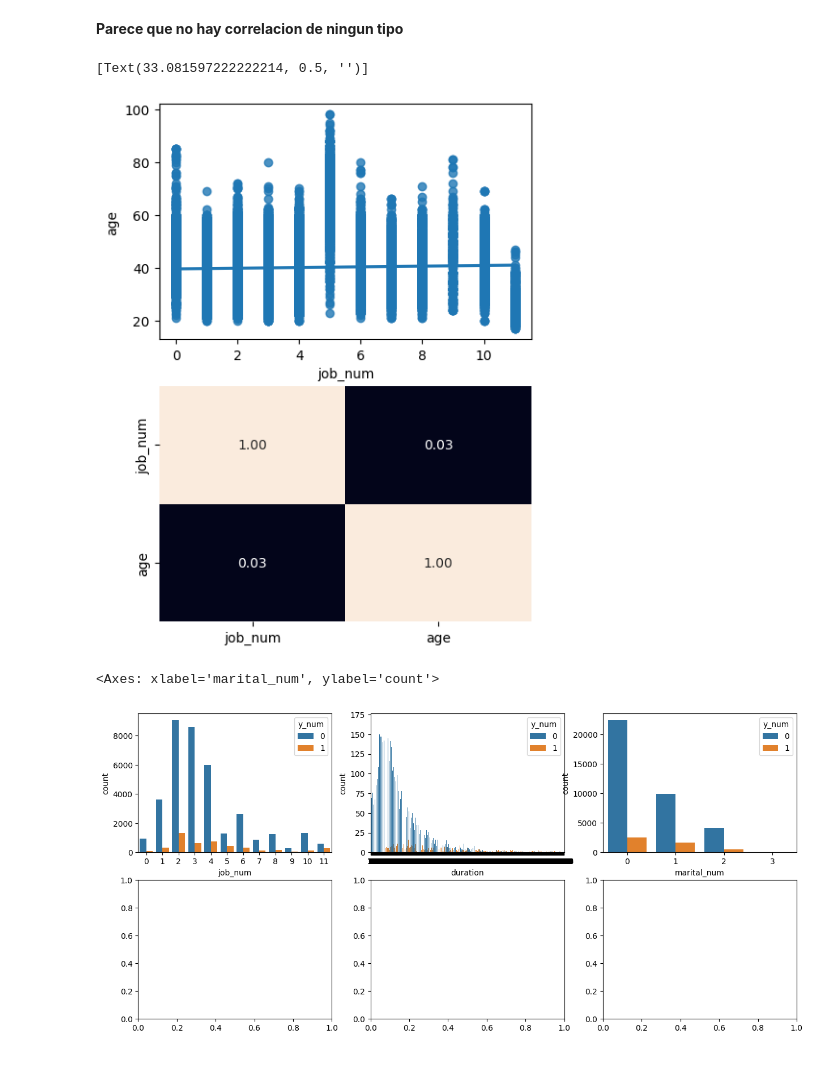
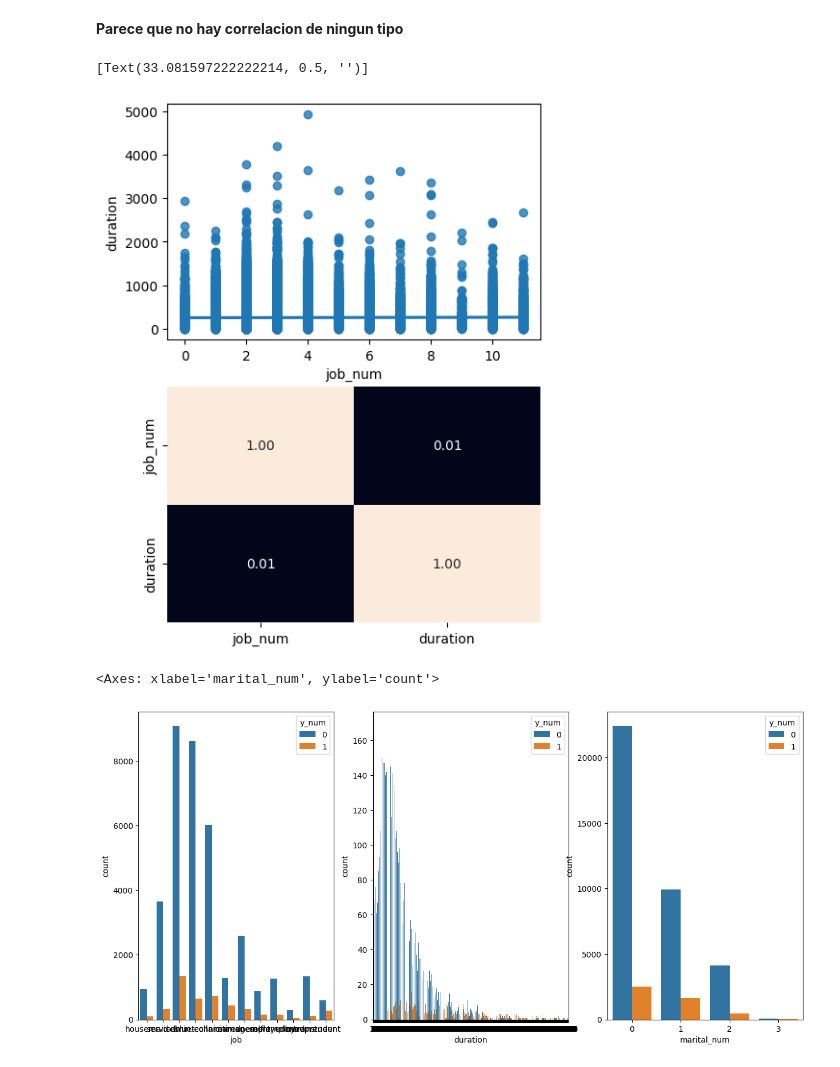
Before and after one commit to Yakondra/machine-learning-python-template, a Jupyter notebook: src/explore.ipynb, the cells around one changed output. Cells and saved outputs as stored; diff of their text form; code cells hidden in the pictures.

Commit message:
lun 20 bank data sin terminar

```diff
--- a/src/explore.ipynb
+++ b/src/explore.ipynb
@@ -189,28 +189,17 @@ sns.heatmap(filt_data[['y_num', 'job_num']].corr(), annot= True, fmt= '.2f', ax=
 # %%
 fig, axis = plt.subplots (2, 1, figsize = (5, 7))
 
-sns.regplot(ax = axis [0], data = filt_data, x = 'job_num', y = 'age')
-sns.heatmap(filt_data[['job_num', 'age']].corr(), annot= True, fmt = '.2f', ax= axis [1], cbar= False).set(ylabel = None)
+sns.regplot(ax = axis [0], data = filt_data, x = 'job_num', y = 'duration')
+sns.heatmap(filt_data[['job_num', 'duration']].corr(), annot= True, fmt = '.2f', ax= axis [1], cbar= False).set(ylabel = None)
 # %% [output]
 [Text(33.081597222222214, 0.5, '')]
-[figure, old version]
+[figure, new version]
 # %%
-fig, axis = plt.subplots(2, 3, figsize = (15, 7))
+fig, axis = plt.subplots(1, 3, figsize = (15, 7))
 
-sns.countplot(ax = axis[0, 0], data = filt_data, x= 'job_num', hue= 'y_num')
-sns.countplot(ax = axis [0, 1], data = filt_data, x = 'duration', hue = 'y_num')
-sns.countplot(ax = axis [0, 2], data = filt_data, x = 'marital_num', hue= 'y_num')
-
-# sns.countplot(ax = axis[0, 0], data = total_data, x = "Sex", hue = "Survived")
-# sns.countplot(ax = axis[0, 1], data = total_data, x = "Pclass", hue = "Survived").set(ylabel = None)
-# sns.countplot(ax = axis[0, 2], data = total_data, x = "Embarked", hue = "Survived").set(ylabel = None)
-# sns.countplot(ax = axis[1, 0], data = total_data, x = "SibSp", hue = "Survived")
-# sns.countplot(ax = axis[1, 1], data = total_data, x = "Parch", hue = "Survived").set(ylabel = None)
-
-# plt.tight_layout()
-# fig.delaxes(axis[1, 2])
-
-# plt.show()
+sns.countplot(ax = axis[0], data = filt_data, x= 'job', hue= 'y_num')
+sns.countplot(ax = axis [1], data = filt_data, x = 'duration', hue = 'y_num')
+sns.countplot(ax = axis [2], data = filt_data, x = 'marital_num', hue= 'y_num')
 # %% [output]
 <Axes: xlabel='marital_num', ylabel='count'>
-[figure, old version]
+[figure, new version]
```
Also changed, not shown: parts of 20 cells of this notebook, 4 other files.
